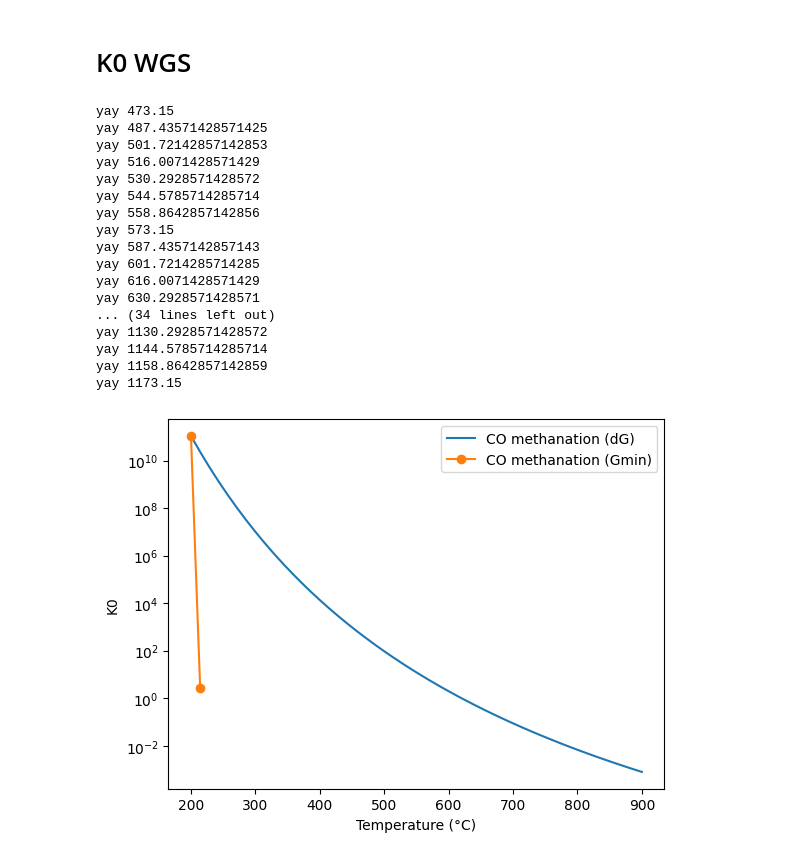
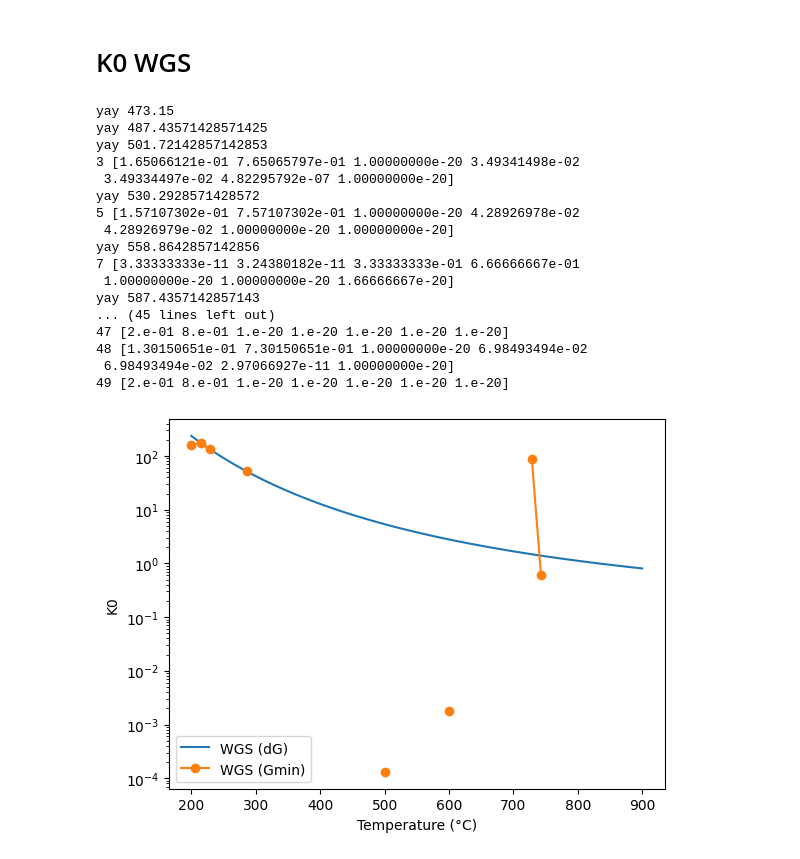
Before and after one commit to ChemRxnEngLab/GibbsEnergyMinimizationModel, a Jupyter notebook: test_eq_check.ipynb, the cells around one changed output. Drawn from its saved outputs; the diff is of its cells as text; code cells hidden in the pictures.

```diff
--- a/test_eq_check.ipynb
+++ b/test_eq_check.ipynb
@@ -10,11 +10,17 @@ dRGs_RWGS = np.zeros(len(T))
 dRGS_CO_methanation = np.zeros(len(T))
 dRGS_CO2_methanation = np.zeros(len(T))
 
+K0_dfG = np.zeros((len(T), 3))
+
 for i, t in enumerate(T):
     dfG_vals[i, :] = dfg(t)
     dRGs_RWGS[i] = dfG_vals[i, 3] + dfG_vals[i, 4] - dfG_vals[i, 0] - 2 * dfG_vals[i, 1]
     dRGS_CO_methanation[i] = dfG_vals[i, 2] + dfG_vals[i, 3] - 3 * dfG_vals[i, 1] - dfG_vals[i, 4]
     dRGS_CO2_methanation[i] = dfG_vals[i, 2] + 2 * dfG_vals[i, 3] - 4 * dfG_vals[i, 1] - dfG_vals[i, 0]
+
+    K0_dfG[i, 0] = np.exp(-dRGs_RWGS[i] / (R * t))
+    K0_dfG[i, 1] = np.exp(-dRGS_CO_methanation[i] / (R * t))
+    K0_dfG[i, 2] = np.exp(-dRGS_CO2_methanation[i] / (R * t))
 # %%
 # calculate drG from K0 values
 
@@ -85,17 +121,17 @@ for i, t in enumerate(T):
 #T = np.linspace(100, 900, 50) + 273.15 # K
 p = 1e5 # Pa
 
-x_0 = np.array([0.2, 0.8-5e-10, 1e-10, 1e-10, 1e-10, 1e-10, 1e-10]) # 1
+x_0 = np.array([0.2, 0.8-5e-20, 1e-20, 1e-20, 1e-20, 1e-20, 1e-20]) # 1
 x_eq = np.zeros((len(T), 7))
 fug_coeffs = np.zeros((len(T), 6))
 
 for i, t in enumerate(T):
 
-    p, T_s, x0, x_GG, succ = calc_eq_methanation(t, p, x_0)
+    p, T_s, x0, x_GG, succ = calc_eq_methanation(t, p, x_0, 'ideal gas')
     x_eq[i, :] = x_GG
     # check if any x_eq_val is 1e-20
-    if np.any(x_eq[i, :] <= 1e-20):
-        print('Warning: x_eq has values < 1e-20')
-    print(f'For T = {t-273.15:.2f}°C, the equilibrium composition is:')
+    #if np.any(x_eq[i, :] <= 1e-20):
+    #    print('Warning: x_eq has values < 1e-20')
+    #print(f'For T = {t-273.15:.2f}°C, the equilibrium composition is:')
 
     fug_coeffs[i, :] = phi_Soave(np.delete(x_eq[i, :], 5), t, p)
@@ -127,55 +165,55 @@ K0_CO2_meth_Gmin = np.zeros(len(T))
 for i, t in enumerate(T):
 
     # check if any value in x_eq is smaller than 1e-20
-    if np.any(x_eq[i, :-1] <= 5e-20):
+    if np.any(x_eq[i, :-1] <= 1e-20):
         #print('Warning: x_eq has values < 1e-20')
         K0_WGS_Gmin[i] = np.nan
         K0_CO_meth_Gmin[i] = np.nan
         K0_CO2_meth_Gmin[i] = np.nan
-        #print(i, x_eq[i, :])
+        print(i, x_eq[i, :])
 
     else:
 
         print('yay', t)
          #CO2, H2, CH4, H2O, CO, C and N2
 
-        K0_WGS_Gmin[i] = x_eq[i, 0] * x_eq[i, 1] / (x_eq[i, 3] * x_eq[i, 4]) * fug_coeffs[i, 0] * fug_coeffs[i, 1] / (fug_coeffs[i, 3] * fug_coeffs[i, 4])
+        K0_WGS_Gmin[i] = x_eq[i, 0] * x_eq[i, 1] / (x_eq[i, 3] * x_eq[i, 4]) #* fug_coeffs[i, 0] * fug_coeffs[i, 1] / (fug_coeffs[i, 3] * fug_coeffs[i, 4])
         K0_CO_meth_Gmin[i] = x_eq[i, 2] * x_eq[i, 3] / (x_eq[i, 1] ** 3 * x_eq[i, 4]) * fug_coeffs[i, 2] * fug_coeffs[i, 3] / (fug_coeffs[i, 1] ** 3 * fug_coeffs[i, 4])
         K0_CO2_meth_Gmin[i] = x_eq[i, 2] * x_eq[i, 3] ** 2 / (x_eq[i, 1] ** 4 * x_eq[i, 0]) * fug_coeffs[i, 2] * fug_coeffs[i, 3] ** 2 / (fug_coeffs[i, 1] ** 4 * fug_coeffs[i, 0])
 # %% [output]
 yay 473.15
 yay 487.43571428571425
 yay 501.72142857142853
-yay 516.0071428571429
+3 [1.65066121e-01 7.65065797e-01 1.00000000e-20 3.49341498e-02
+ 3.49334497e-02 4.82295792e-07 1.00000000e-20]
 yay 530.2928571428572
-yay 544.5785714285714
+5 [1.57107302e-01 7.57107302e-01 1.00000000e-20 4.28926978e-02
+ 4.28926979e-02 1.00000000e-20 1.00000000e-20]
 yay 558.8642857142856
-yay 573.15
+7 [3.33333333e-11 3.24380182e-11 3.33333333e-01 6.66666667e-01
+ 1.00000000e-20 1.00000000e-20 1.66666667e-20]
 yay 587.4357142857143
-yay 601.7214285714285
-yay 616.0071428571429
-yay 630.2928571428571
-... (34 lines left out)
-yay 1130.2928571428572
-yay 1144.5785714285714
-yay 1158.8642857142859
-yay 1173.15
+... (45 lines left out)
+47 [2.e-01 8.e-01 1.e-20 1.e-20 1.e-20 1.e-20 1.e-20]
+48 [1.30150651e-01 7.30150651e-01 1.00000000e-20 6.98493494e-02
+ 6.98493494e-02 2.97066927e-11 1.00000000e-20]
+49 [2.e-01 8.e-01 1.e-20 1.e-20 1.e-20 1.e-20 1.e-20]
 # %%
 # plot both K0 values
 
-#plt.plot(T - 273.15, K0_WGS_dfG, label='WGS (dG)')
-#plt.plot(T - 273.15, K0_WGS_Gmin, label='WGS (Gmin)', marker='o')
-plt.plot(T - 273.15, K0_CO_meth_dfG, label='CO methanation (dG)')
-plt.plot(T - 273.15, K0_CO_meth_Gmin, label='CO methanation (Gmin)', marker='o')
+plt.plot(T - 273.15, K0_WGS_dfG, label='WGS (dG)')
+plt.plot(T - 273.15, K0_WGS_Gmin, label='WGS (Gmin)', marker='o')
+#plt.plot(T - 273.15, K0_CO_meth_dfG, label='CO methanation (dG)')
+#plt.plot(T - 273.15, K0_CO_meth_Gmin, label='CO methanation (Gmin)', marker='o')
 #plt.plot(T - 273.15, K0_CO2_meth_dfG, label='CO2 methanation (dG)')
 #plt.plot(T - 273.15, K0_CO2_meth_Gmin, label='CO2 methanation (Gmin)', marker='o')
 plt.xlabel('Temperature (°C)')
 plt.ylabel('K0')
 #plt.ylim(-100, 1e5)
 plt.yscale('log')
 plt.legend()
 plt.show()
 # %% [output]
-[figure, old version]
+[figure, new version]
 # %%
 # plot equilibrium composition
```
Also changed, not shown: parts of 10 cells of this notebook, 1 other file.
